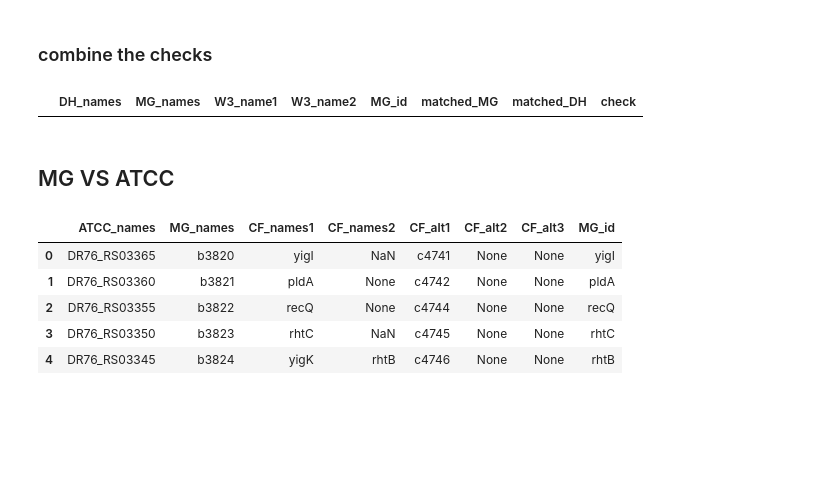
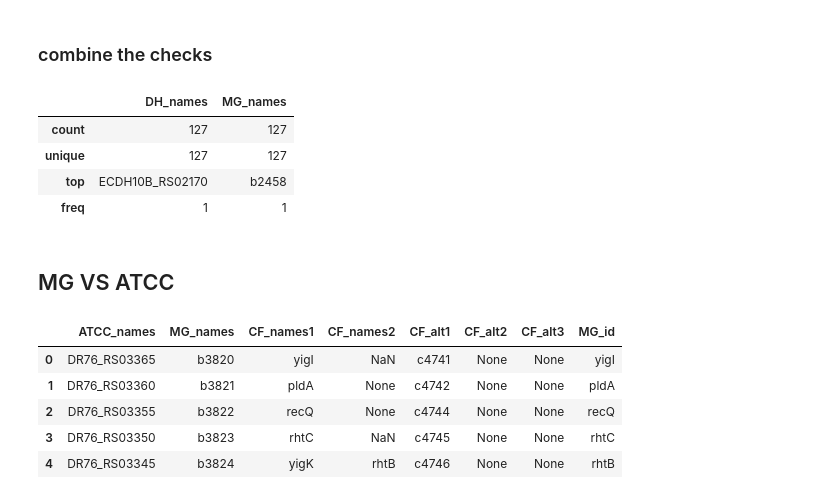
Before and after one commit to dlato/inversion_and_gene_exp_work, a Jupyter notebook: new_dataframes/matching_genes.ipynb, the cells around one changed output. Drawn from its saved outputs; the diff is of its cells as text; code cells hidden in the pictures; blank space fills up the shorter version.

```diff
--- a/new_dataframes/matching_genes.ipynb
+++ b/new_dataframes/matching_genes.ipynb
@@ -529,3 +539,16 @@ MD_blast_check
+# %%
+MD_check1 = MD_blast_check[MD_blast_check['check']==0][MD_blast_check.columns[[0,1,2,3,6]].to_list()]
+MD_check2 = MD_blast_alt_check[MD_blast_alt_check['check']==0][MD_blast_alt_check.columns[[0,1,2,3,6]].to_list()]
+# %%
+MD_check1 = pd.merge(MD_check1, W3_names, left_on='matched_DH', right_on=W3_names.columns[0])
+MD_check1['check'] = MD_check1.drop(['matched_DH'],1).isin(MD_check1['matched_DH']).any(1)
+MD_include1 = MD_check1[MD_check1['check']]
+# %%
+MD_check2 = pd.merge(MD_check2, W3_names, left_on='matched_W3', right_on=W3_names.columns[0])
+MD_check2['check'] = MD_check2.drop(['matched_W3'],1).isin(MD_check2['matched_W3']).any(1)
+MD_include2 = MD_check2[MD_check2['check']]
+# %%
+MD_include = pd.concat([MD_include1.iloc[:,[0,1]], MD_include2.iloc[:,[0,1]]], axis=0).drop_duplicates(keep='first').reset_index(drop=True)
 # %% [markdown]
 ### combine the checks
 # %%
@@ -535,7 +558,11 @@ MD_exclude = pd.concat([MD_blast_check.iloc[:, [0,1,-1]],
 
 ##show genes that are mismatched
 MD_exclude = MD_exclude[MD_exclude['check']==0]
-# %%
-MD_blast_check[MD_blast_check['DH_names']=='ECDH10B_RS01450']
-# %% [output]
-|  | DH_names | MG_names | W3_name1 | W3_name2 | MG_id | matched_MG | matched_DH | check |
+# %%
+MD_include.describe()
+# %% [output]
+|  | DH_names | MG_names |
+| count | 127 | 127 |
+| unique | 127 | 127 |
+| top | ECDH10B_RS02170 | b2458 |
+| freq | 1 | 1 |
```
Also changed, not shown: parts of 49 cells of this notebook, 7 other files.
